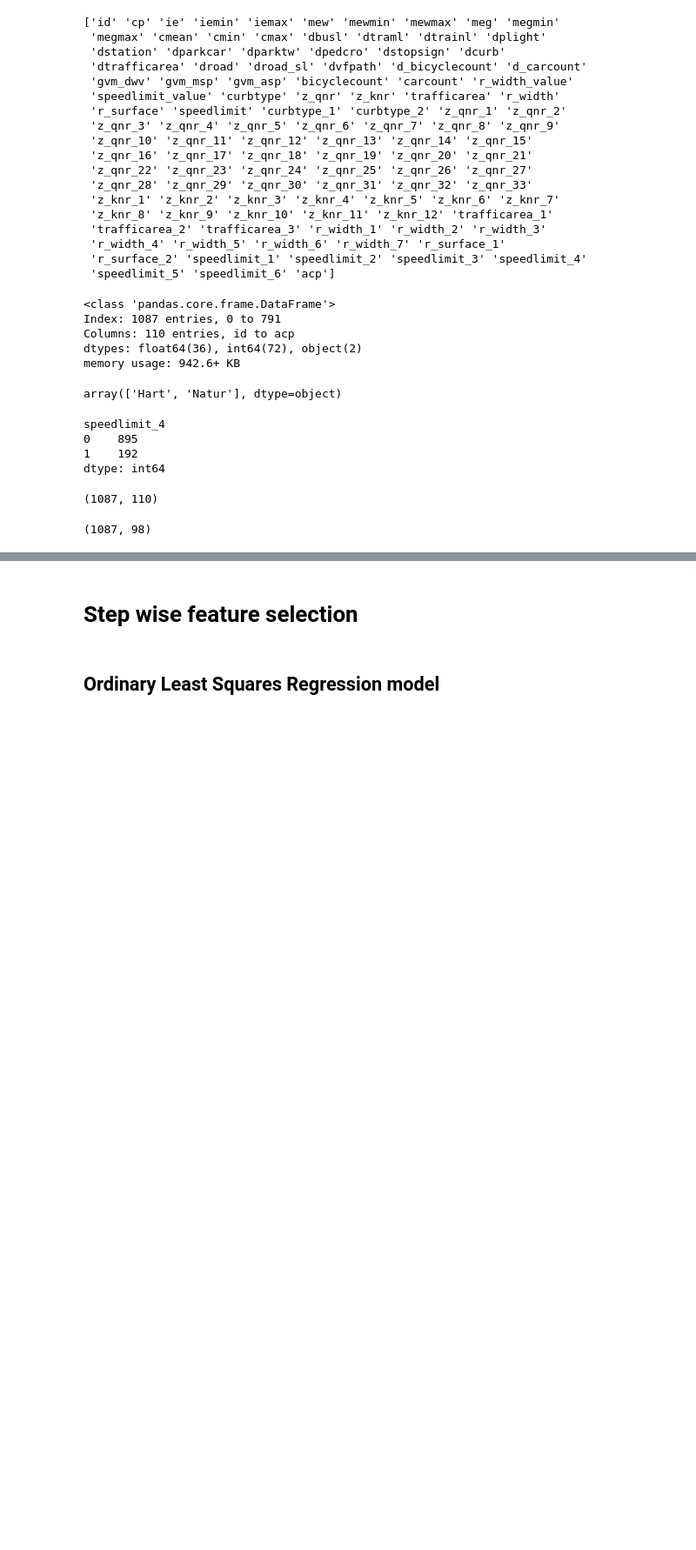
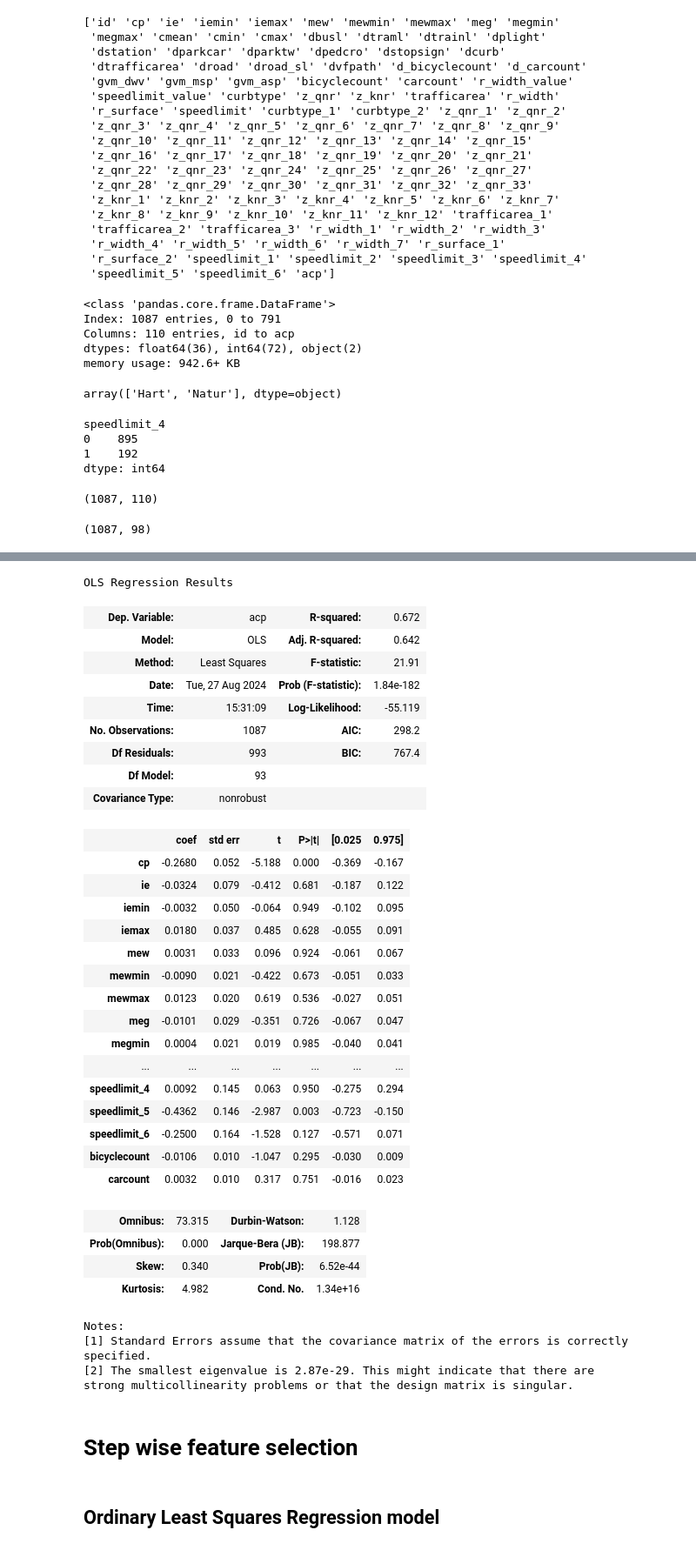
Before and after one commit to yeluH/MT_FI, a Jupyter notebook: Notebooks/0_Regression_presence_of_accident.ipynb, the cells around one changed output, grey strips where cells are left out. Shown at 87% size. Cells and saved outputs as stored; diff of their text form; code cells hidden in the pictures; blank space fills up the shorter version.

```diff
--- a/Notebooks/0_Regression_presence_of_accident.ipynb
+++ b/Notebooks/0_Regression_presence_of_accident.ipynb
@@ -240,3 +287,48 @@ x.shape
+# %%
+# OLS
+# X_train, X_test, y_train, y_test = train_test_split(
+#         x, y,
+#         test_size=0.3,
+#         random_state=0)
+
+m00 = sm.OLS(y, x)
+r00 = m00.fit()
+r00.summary()
+# %% [output]
+OLS Regression Results
+| Dep. Variable: | acp | R-squared: | 0.672 |
+| Model: | OLS | Adj. R-squared: | 0.642 |
+| Method: | Least Squares | F-statistic: | 21.91 |
+| Date: | Tue, 27 Aug 2024 | Prob (F-statistic): | 1.84e-182 |
+| Time: | 15:31:09 | Log-Likelihood: | -55.119 |
+| No. Observations: | 1087 | AIC: | 298.2 |
+| Df Residuals: | 993 | BIC: | 767.4 |
+| Df Model: | 93 |  |  |
+| Covariance Type: | nonrobust |  |  |
+|  | coef | std err | t | P>|t| | [0.025 | 0.975] |
+| cp | -0.2680 | 0.052 | -5.188 | 0.000 | -0.369 | -0.167 |
+| ie | -0.0324 | 0.079 | -0.412 | 0.681 | -0.187 | 0.122 |
+| iemin | -0.0032 | 0.050 | -0.064 | 0.949 | -0.102 | 0.095 |
+| iemax | 0.0180 | 0.037 | 0.485 | 0.628 | -0.055 | 0.091 |
+| mew | 0.0031 | 0.033 | 0.096 | 0.924 | -0.061 | 0.067 |
+| mewmin | -0.0090 | 0.021 | -0.422 | 0.673 | -0.051 | 0.033 |
+| mewmax | 0.0123 | 0.020 | 0.619 | 0.536 | -0.027 | 0.051 |
+| meg | -0.0101 | 0.029 | -0.351 | 0.726 | -0.067 | 0.047 |
+| megmin | 0.0004 | 0.021 | 0.019 | 0.985 | -0.040 | 0.041 |
+| ... | ... | ... | ... | ... | ... | ... |
+| speedlimit_4 | 0.0092 | 0.145 | 0.063 | 0.950 | -0.275 | 0.294 |
+| speedlimit_5 | -0.4362 | 0.146 | -2.987 | 0.003 | -0.723 | -0.150 |
+| speedlimit_6 | -0.2500 | 0.164 | -1.528 | 0.127 | -0.571 | 0.071 |
+| bicyclecount | -0.0106 | 0.010 | -1.047 | 0.295 | -0.030 | 0.009 |
+| carcount | 0.0032 | 0.010 | 0.317 | 0.751 | -0.016 | 0.023 |
+| Omnibus: | 73.315 | Durbin-Watson: | 1.128 |
+| Prob(Omnibus): | 0.000 | Jarque-Bera (JB): | 198.877 |
+| Skew: | 0.340 | Prob(JB): | 6.52e-44 |
+| Kurtosis: | 4.982 | Cond. No. | 1.34e+16 |
+Notes:
+[1] Standard Errors assume that the covariance matrix of the errors is correctly specified.
+[2] The smallest eigenvalue is 2.87e-29. This might indicate that there are
+strong multicollinearity problems or that the design matrix is singular.
 # %% [markdown]
 # Step wise feature selection
 # %% [markdown]
```
Also changed, not shown: parts of 32 cells of this notebook.
